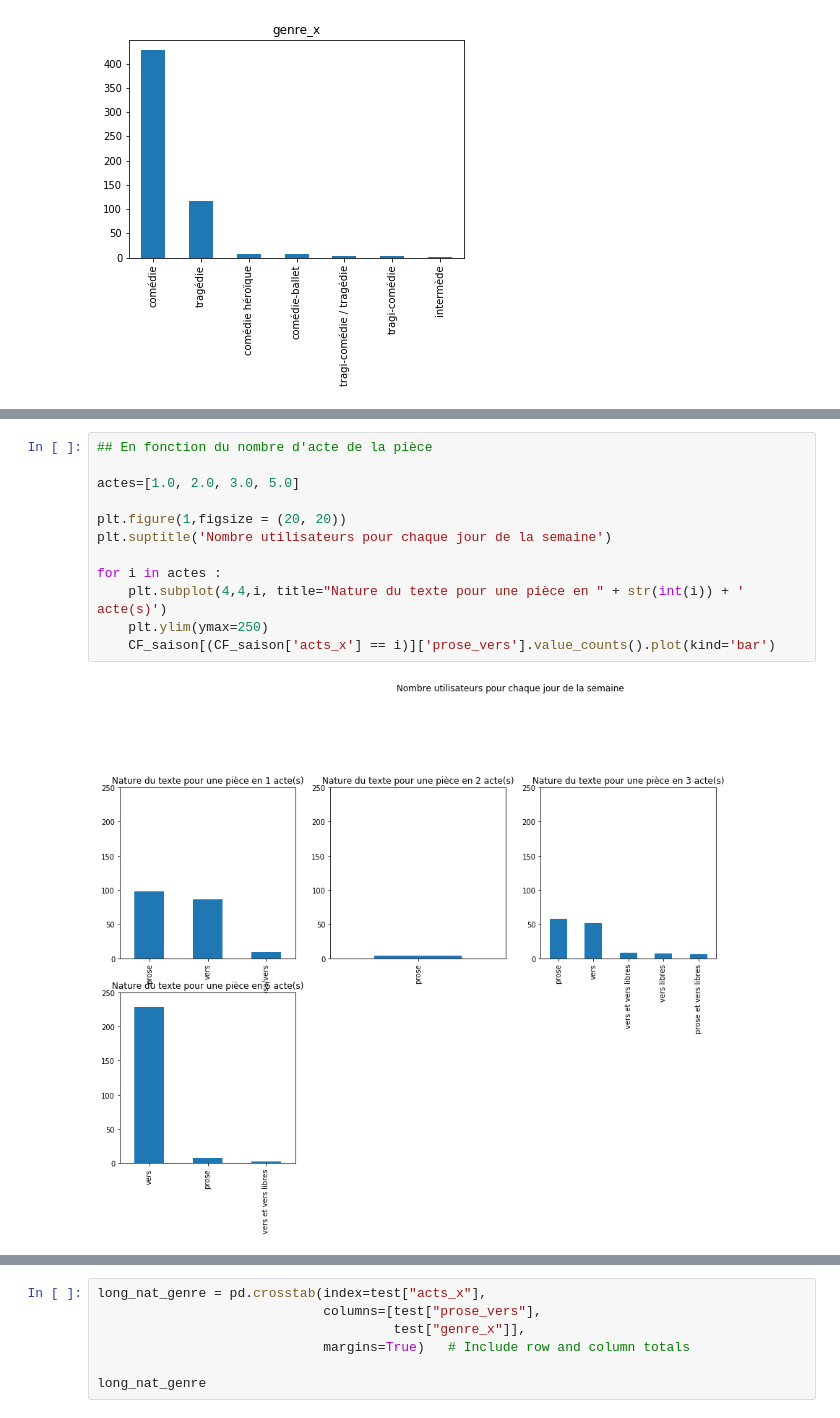
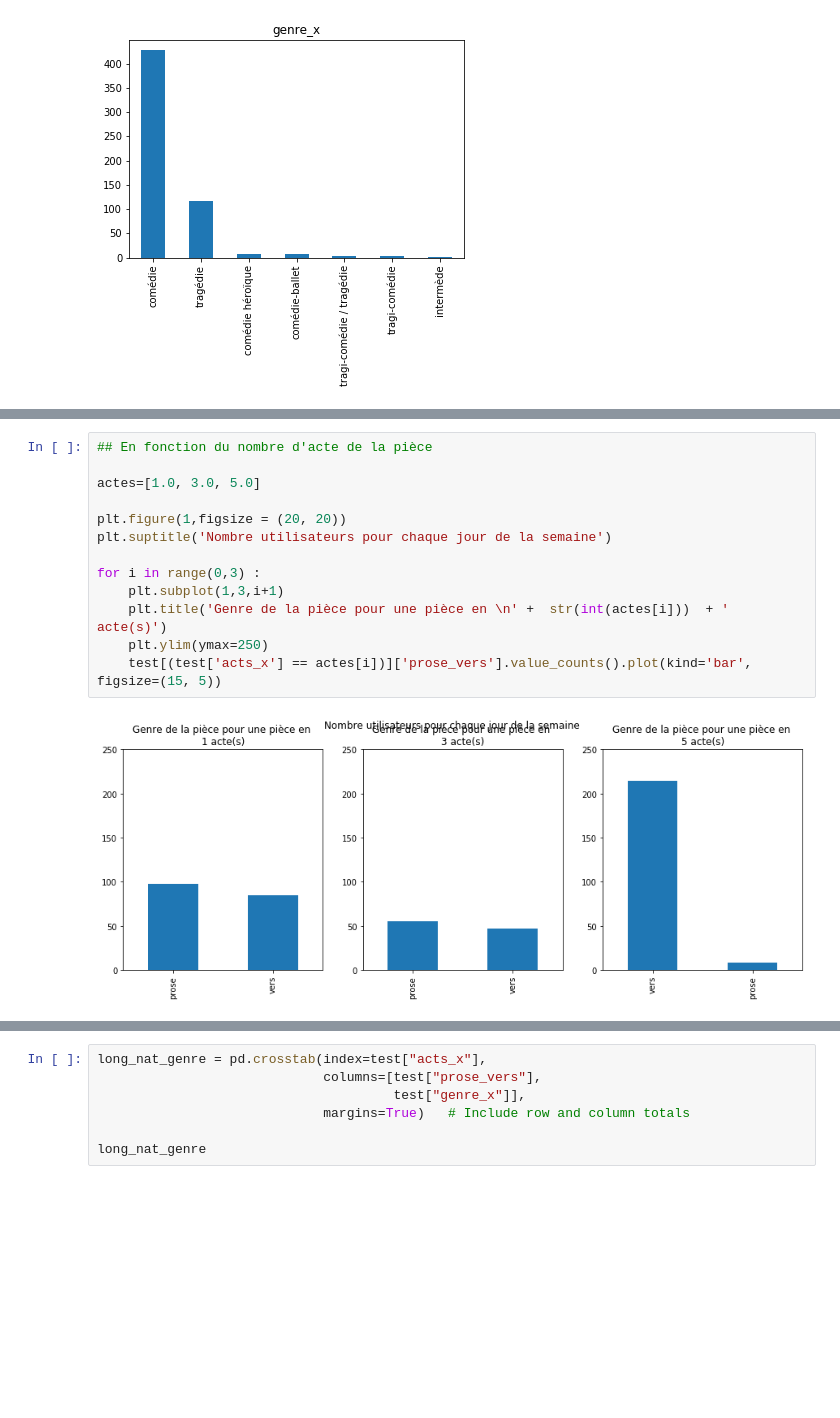
Before and after one commit to MathisGitHub/La-Com-die-Fran-aise-en-1733-1734-, a Jupyter notebook: Projet Comédie.ipynb, the cells around one changed output, grey strips where cells are left out. Cells and saved outputs as stored; diff of their text form; blank space fills up the shorter version.

```diff
--- a/Projet Comédie.ipynb
+++ b/Projet Comédie.ipynb
@@ -189,14 +236,15 @@ intermède                      1    0.176678
 # %%
 ## En fonction du nombre d'acte de la pièce
 
-actes=[1.0, 2.0, 3.0, 5.0]
+actes=[1.0, 3.0, 5.0]
 
 plt.figure(1,figsize = (20, 20))
 plt.suptitle('Nombre utilisateurs pour chaque jour de la semaine')
 
-for i in actes :
-    plt.subplot(4,4,i, title="Nature du texte pour une pièce en " + str(int(i)) + ' acte(s)')
+for i in range(0,3) :
+    plt.subplot(1,3,i+1)
+    plt.title('Genre de la pièce pour une pièce en \n' +  str(int(actes[i]))  + ' acte(s)')
     plt.ylim(ymax=250)
-    CF_saison[(CF_saison['acts_x'] == i)]['prose_vers'].value_counts().plot(kind='bar')
+    test[(test['acts_x'] == actes[i])]['prose_vers'].value_counts().plot(kind='bar', figsize=(15, 5))
 # %% [output]
-[figure, old version]
+[figure, new version]
```
Also changed, not shown: parts of 16 cells of this notebook.
